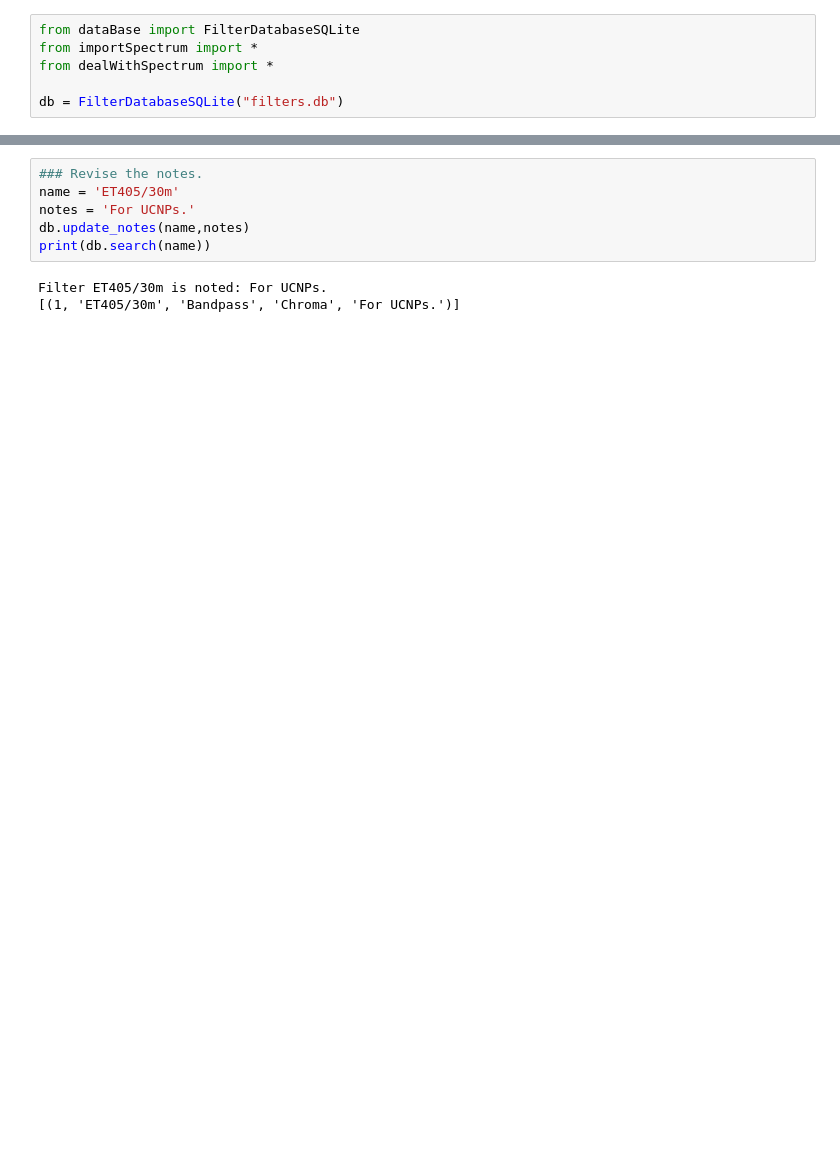
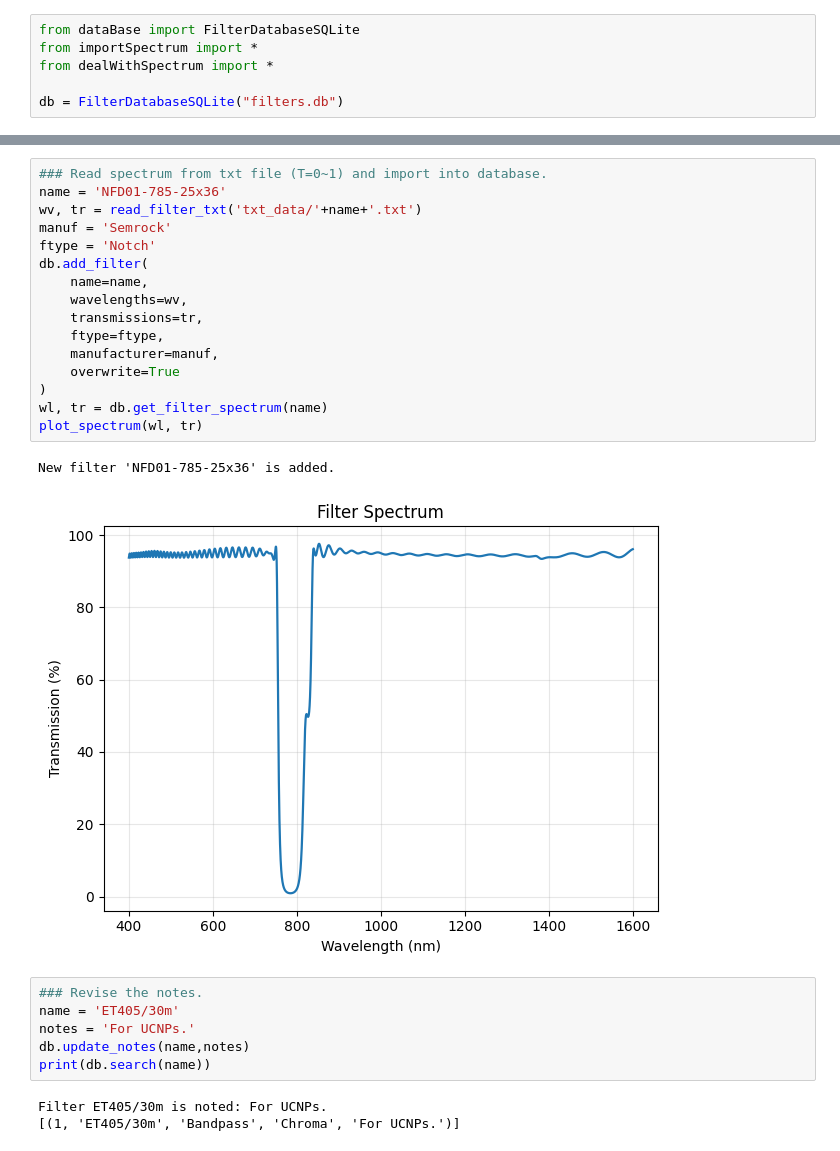
Before and after one commit to Jerry-LXH/FudanChemNotes, a Jupyter notebook: SmilE/Optics_exp/Database_of_filters/import_or_revise_data.ipynb, the cells around one changed output, grey strips where cells are left out. Saved outputs shown, nothing was run; the diff lists cells and outputs as text; blank space fills up the shorter version.

```diff
--- a/SmilE/Optics_exp/Database_of_filters/import_or_revise_data.ipynb
+++ b/SmilE/Optics_exp/Database_of_filters/import_or_revise_data.ipynb
@@ -40,3 +47,22 @@ plot_spectrum(wl, tr)
+# %%
+### Read spectrum from txt file (T=0~1) and import into database.
+name = 'NFD01-785-25x36'
+wv, tr = read_filter_txt('txt_data/'+name+'.txt')
+manuf = 'Semrock'
+ftype = 'Notch'
+db.add_filter(
+    name=name,
+    wavelengths=wv,
+    transmissions=tr,
+    ftype=ftype,
+    manufacturer=manuf,
+    overwrite=True
+)
+wl, tr = db.get_filter_spectrum(name)
+plot_spectrum(wl, tr)
+# %% [output]
+New filter 'NFD01-785-25x36' is added.
+[figure, added]
 # %%
 ### Revise the notes.
 name = 'ET405/30m'
```
Also changed, not shown: parts of 2 cells of this notebook, 23 other files.
